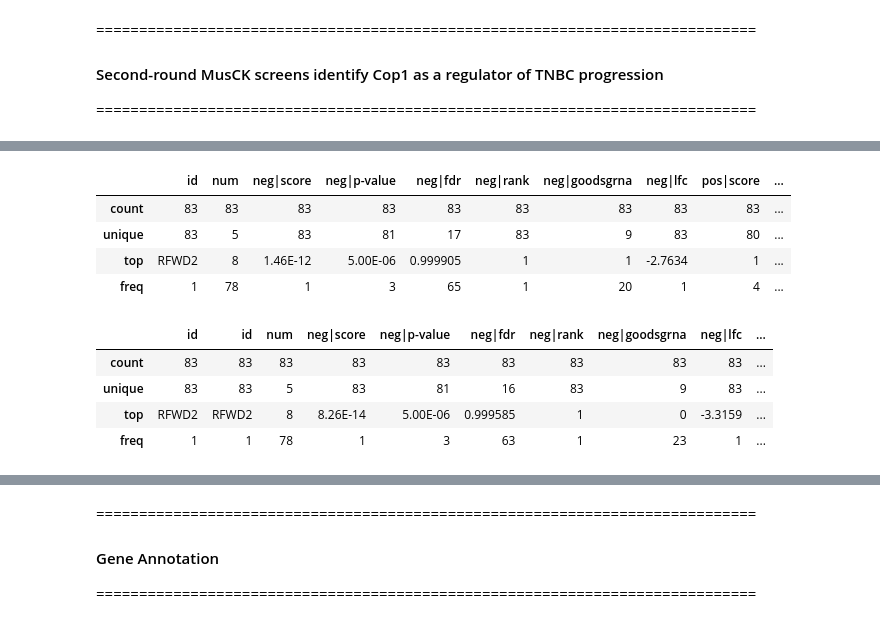
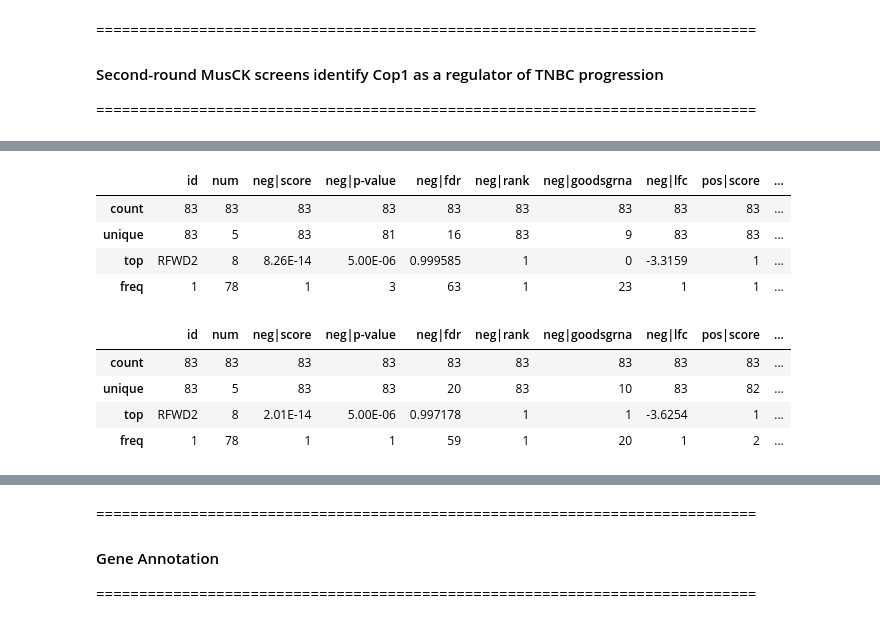
Before and after one commit to AWEyre7147/mouse-crispr-cop1-cell2021-replication, a Jupyter notebook: notebooks/Cop1-E3ligase-2021.ipynb, the cells around one changed output, grey strips where cells are left out. Cells and saved outputs as stored; diff of their text form; code cells hidden in the pictures.

Commit message:
Wrote a Parser Function for MAGeCK Result Tables

```diff
--- a/notebooks/Cop1-E3ligase-2021.ipynb
+++ b/notebooks/Cop1-E3ligase-2021.ipynb
@@ -195,11 +197,8 @@ pos|lfc: mean log₂ fold change (LFC) of sgRNAs targeting the gene. More positi
 =============================================================================
 # %%
 # =============================================================================
-# Load published supplemental tables
+# Parse in published supplemental tables
 # =============================================================================
-
 # Experiment 2 - In Vivo
-MusCK2_invivo = pd.read_csv(data_dir / "Table_S4_In_vivo_MusCK2_0_library_screening_on_cancer_cells.txt", sep = "\t", header = 0)
-MusCK2_BvBFoxn1 = subset_screen(MusCK2_invivo, 1, 14)
-MusCK2_BOvBFoxn1 = subset_screen(MusCK2_invivo, 15, 29)
-MusCK2_BOaPD1vBFoxn1 = subset_screen(MusCK2_invivo, 30, 44)
+MusCK2_S4_invivo = pd.read_csv(data_dir / "Table_S4_In_vivo_MusCK2_0_library_screening_on_cancer_cells.txt", sep = "\t", header = 0)
+MusCK2_invivo = parse_mageck_results(MusCK2_S4_invivo, header = True)
@@ -206,20 +216,22 @@ MusCK2_BOaPD1vBFoxn1 = subset_screen(MusCK2_invivo, 30, 44)
 # %%
-# Summary (Experiment 2 - MusCK 2.0 Library)
-# In Vivo: BALB/c vs. BALB/c Fox1 nu/nu
-MusCK2_BvBFoxn1.describe()
+# =============================================================================
+# In Vivo Data - BALB/c +OVA VS. BALB/c Foxn1nu/nu.
+# =============================================================================
+MusCK2_invivo['BALB/c +OVA VS. BALB/c Foxn1nu/nu'].describe(include = 'all').iloc[np.arange(0,4),:]
 # %% [output]
 |  | id | num | neg|score | neg|p-value | neg|fdr | neg|rank | neg|goodsgrna | neg|lfc | pos|score | ... |
 | count | 83 | 83 | 83 | 83 | 83 | 83 | 83 | 83 | 83 | ... |
-| unique | 83 | 5 | 83 | 81 | 17 | 83 | 9 | 83 | 80 | ... |
-| top | RFWD2 | 8 | 1.46E-12 | 5.00E-06 | 0.999905 | 1 | 1 | -2.7634 | 1 | ... |
-| freq | 1 | 78 | 1 | 3 | 65 | 1 | 20 | 1 | 4 | ... |
+| unique | 83 | 5 | 83 | 81 | 16 | 83 | 9 | 83 | 83 | ... |
+| top | RFWD2 | 8 | 8.26E-14 | 5.00E-06 | 0.999585 | 1 | 0 | -3.3159 | 1 | ... |
+| freq | 1 | 78 | 1 | 3 | 63 | 1 | 23 | 1 | 1 | ... |
 # %%
-# Summary (Experiment 2 - MusCK 2.0 Library)
-# In Vivo: BALB/c + OVA vs. BALB/c Fox1 nu/nu
-MusCK2_BOvBFoxn1.describe()
+# =============================================================================
+# In Vivo Data - BALB/c +OVA+anti-PD-1 antibody VS. BALB/c Foxn1nu/nu.
+# =============================================================================
+MusCK2_invivo['BALB/c +OVA+anti-PD-1 antibody VS. BALB/c Foxn1nu/nu'].describe(include = 'all').iloc[np.arange(0,4),:]
 # %% [output]
-|  | id | id | num | neg|score | neg|p-value | neg|fdr | neg|rank | neg|goodsgrna | neg|lfc | ... |
+|  | id | num | neg|score | neg|p-value | neg|fdr | neg|rank | neg|goodsgrna | neg|lfc | pos|score | ... |
 | count | 83 | 83 | 83 | 83 | 83 | 83 | 83 | 83 | 83 | ... |
-| unique | 83 | 83 | 5 | 83 | 81 | 16 | 83 | 9 | 83 | ... |
-| top | RFWD2 | RFWD2 | 8 | 8.26E-14 | 5.00E-06 | 0.999585 | 1 | 0 | -3.3159 | ... |
-| freq | 1 | 1 | 78 | 1 | 3 | 63 | 1 | 23 | 1 | ... |
+| unique | 83 | 5 | 83 | 83 | 20 | 83 | 10 | 83 | 82 | ... |
+| top | RFWD2 | 8 | 2.01E-14 | 5.00E-06 | 0.997178 | 1 | 1 | -3.6254 | 1 | ... |
+| freq | 1 | 78 | 1 | 1 | 59 | 1 | 20 | 1 | 2 | ... |
```
Also changed, not shown: parts of 16 cells of this notebook.
